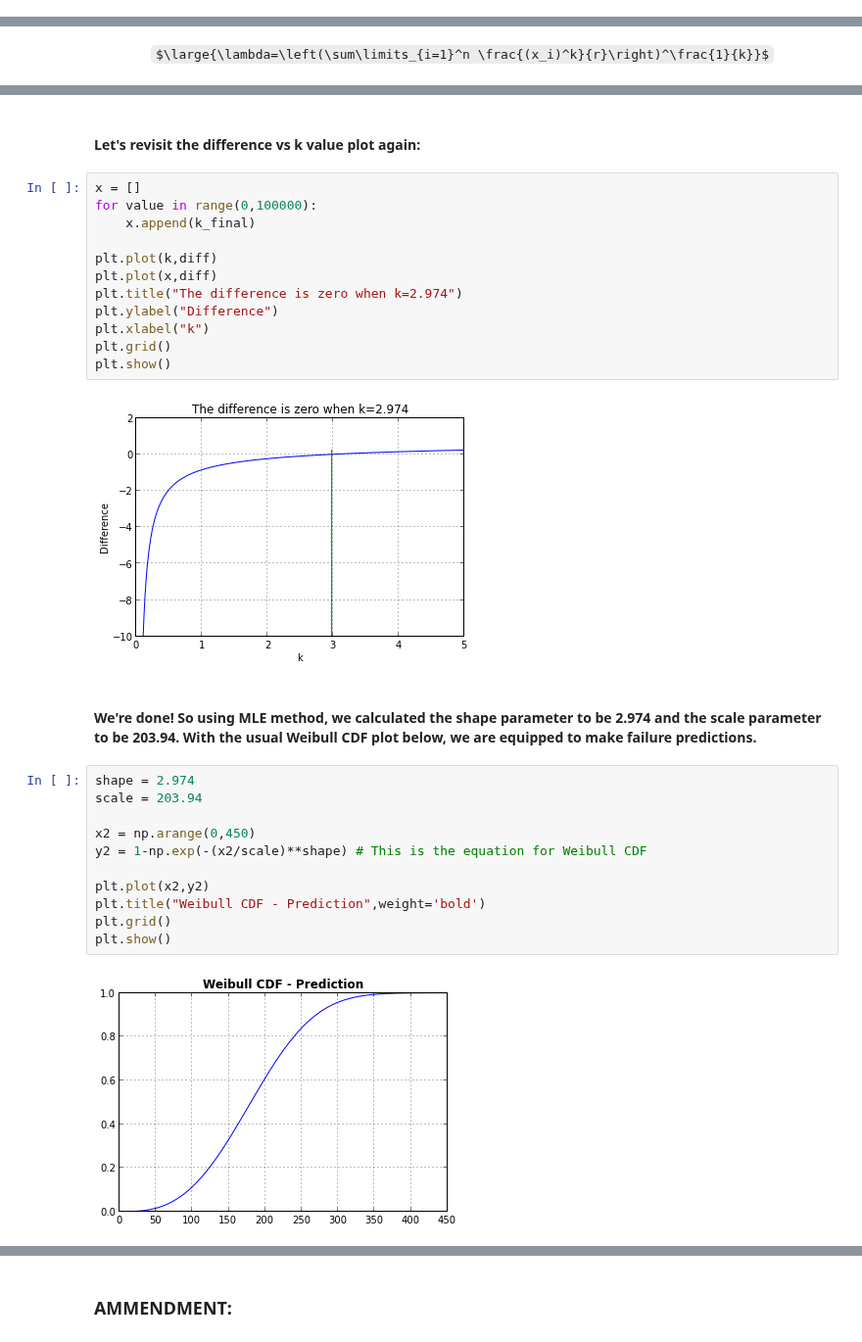
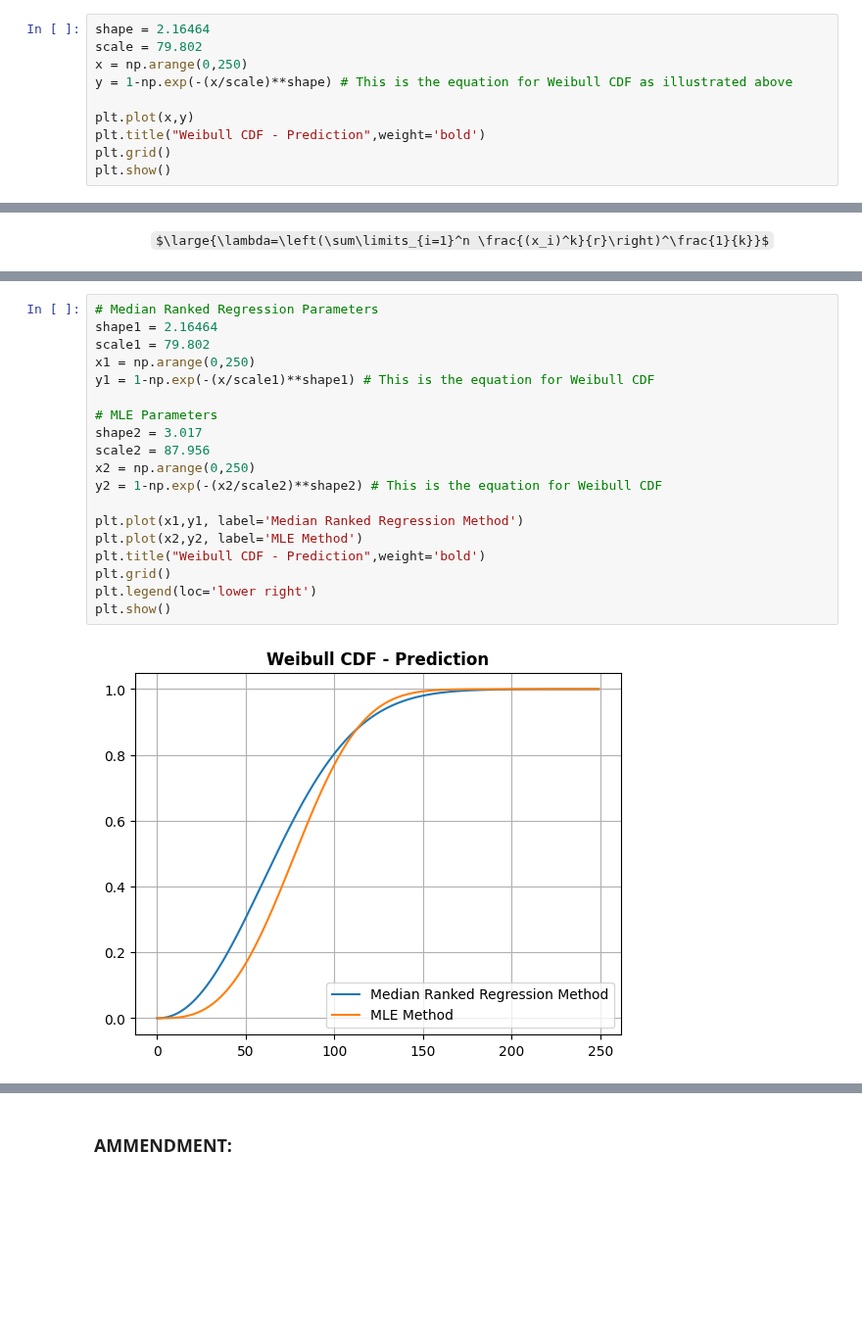
Before and after one commit to pybokeh/jupyter_notebooks, a Jupyter notebook: weibull/Weibull_Analysis.ipynb, the cells around one changed output, grey strips where cells are left out. Shown at 98% size. Drawn from its saved outputs; the diff is of its cells as text; some formulas as TeX source; blank space fills up the shorter version.

Commit message:
Updated weibull analysis notebook

```diff
--- a/weibull/Weibull_Analysis.ipynb
+++ b/weibull/Weibull_Analysis.ipynb
@@ -487,0 +496,10 @@ plt.show()
+# %%
+shape = 2.16464
+scale = 79.802
+x = np.arange(0,250)
+y = 1-np.exp(-(x/scale)**shape) # This is the equation for Weibull CDF as illustrated above
+
+plt.plot(x,y)
+plt.title("Weibull CDF - Prediction",weight='bold')
+plt.grid()
+plt.show()
@@ -621,31 +663,21 @@ scale parameter: 203.294704504
-# %% [markdown]
-#### Let's revisit the difference vs k value plot again:
-# %%
-x = []
-for value in range(0,100000):
-    x.append(k_final)
-
-plt.plot(k,diff)
-plt.plot(x,diff)
-plt.title("The difference is zero when k=2.974")
-plt.ylabel("Difference")
-plt.xlabel("k")
-plt.grid()
-plt.show()
-# %% [output]
-[figure, removed]
-# %% [markdown]
-#### We're done!  So using MLE method, we calculated the shape parameter to be 2.974 and the scale parameter to be 203.94.  With the usual Weibull CDF plot below, we are equipped to make failure predictions.
 # %%
-shape = 2.974
-scale = 203.94
+# Median Ranked Regression Parameters
+shape1 = 2.16464
+scale1 = 79.802
+x1 = np.arange(0,250)
+y1 = 1-np.exp(-(x/scale1)**shape1) # This is the equation for Weibull CDF
 
-x2 = np.arange(0,450)
-y2 = 1-np.exp(-(x2/scale)**shape) # This is the equation for Weibull CDF
+# MLE Parameters
+shape2 = 3.017
+scale2 = 87.956
+x2 = np.arange(0,250)
+y2 = 1-np.exp(-(x2/scale2)**shape2) # This is the equation for Weibull CDF
 
-plt.plot(x2,y2)
+plt.plot(x1,y1, label='Median Ranked Regression Method')
+plt.plot(x2,y2, label='MLE Method')
 plt.title("Weibull CDF - Prediction",weight='bold')
 plt.grid()
+plt.legend(loc='lower right')
 plt.show()
 # %% [output]
-[figure, old version]
+[figure, new version]
```
Also changed, not shown: parts of 140 cells of this notebook.
